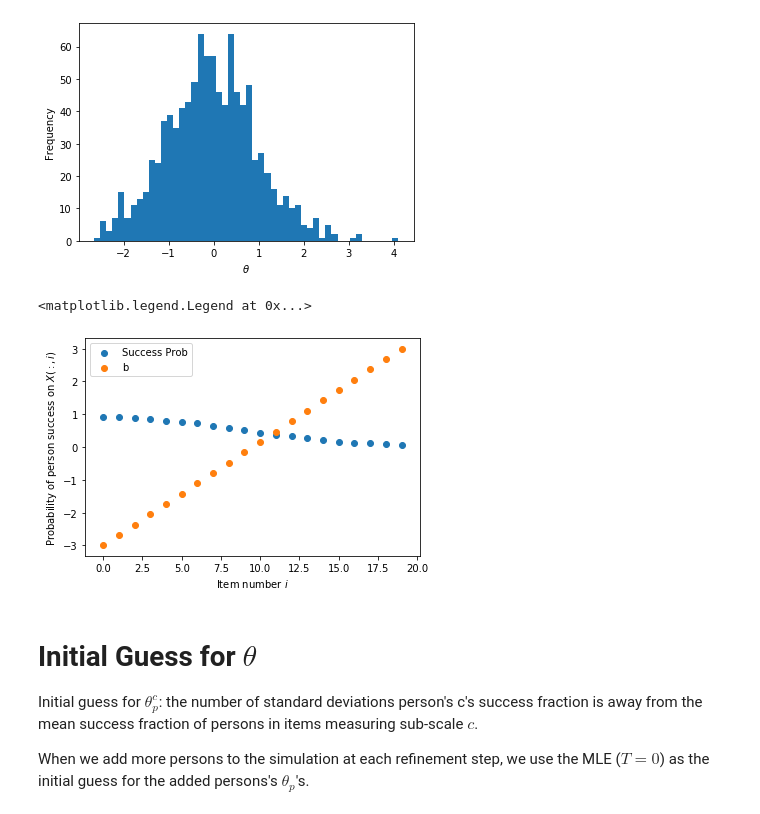
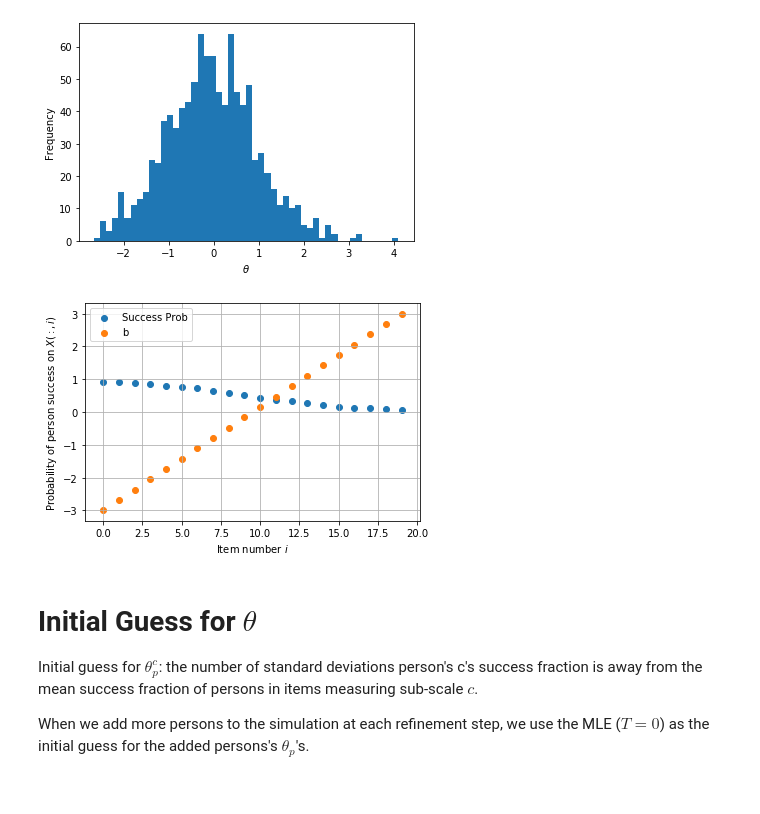
Before and after one commit to ETS-Next-Gen/irt-mcmc, a Jupyter notebook: notebooks/irt_solver_1d_simulated_data.ipynb, the cells around one changed output. Drawn from its saved outputs; the diff is of its cells as text; code cells hidden in the pictures.

Commit message:
WIP on updating grids and IRFs during MCMC steps.

```diff
--- a/notebooks/irt_solver_1d_simulated_data.ipynb
+++ b/notebooks/irt_solver_1d_simulated_data.ipynb
@@ -74,12 +76,12 @@ plt.show()
 # %%
 plt.scatter(range(I), np.sum(X, axis=0)/P, label="Success Prob")
 plt.scatter(range(I), b, label="b")
 plt.xlabel("Item number $i$")
 plt.ylabel("Probability of person success on $X(:,i)$")
 plt.legend()
+plt.grid(True)
 # %% [output]
-<matplotlib.legend.Legend at 0x...>
-[figure, old version]
+[figure, new version]
 # %% [markdown]
 # Initial Guess for $\theta$
 Initial guess for $\theta_p^c$: the number of standard deviations person's c's success fraction is away from the mean success fraction of persons in items measuring sub-scale $c$.
```
Also changed, not shown: parts of 25 cells of this notebook, 22 other files.
